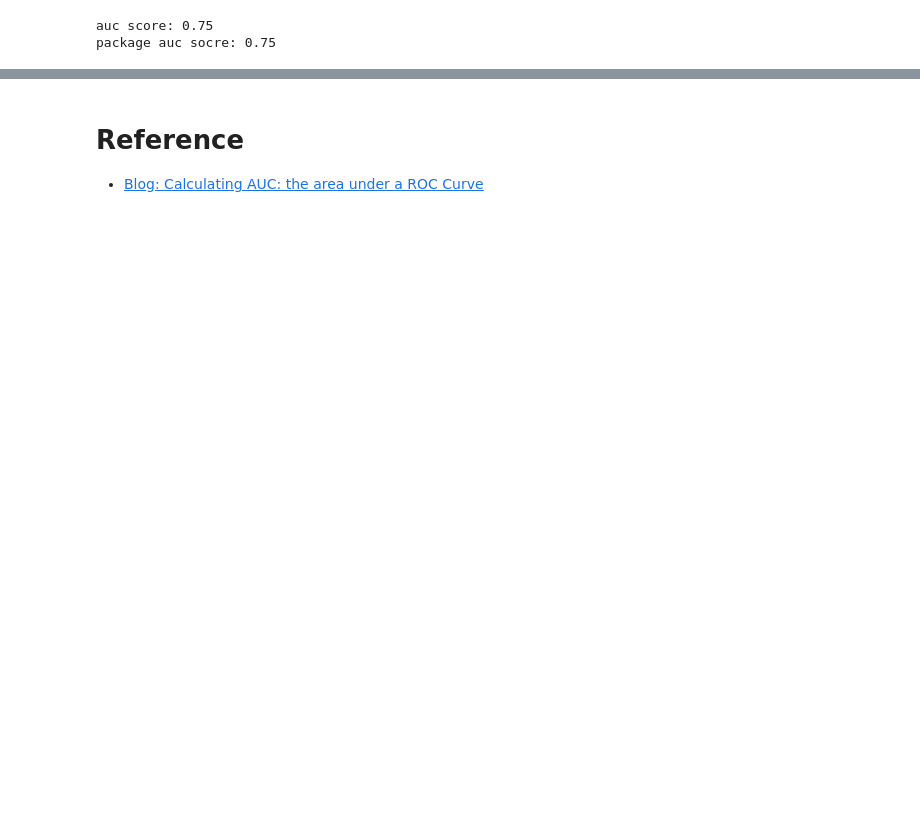
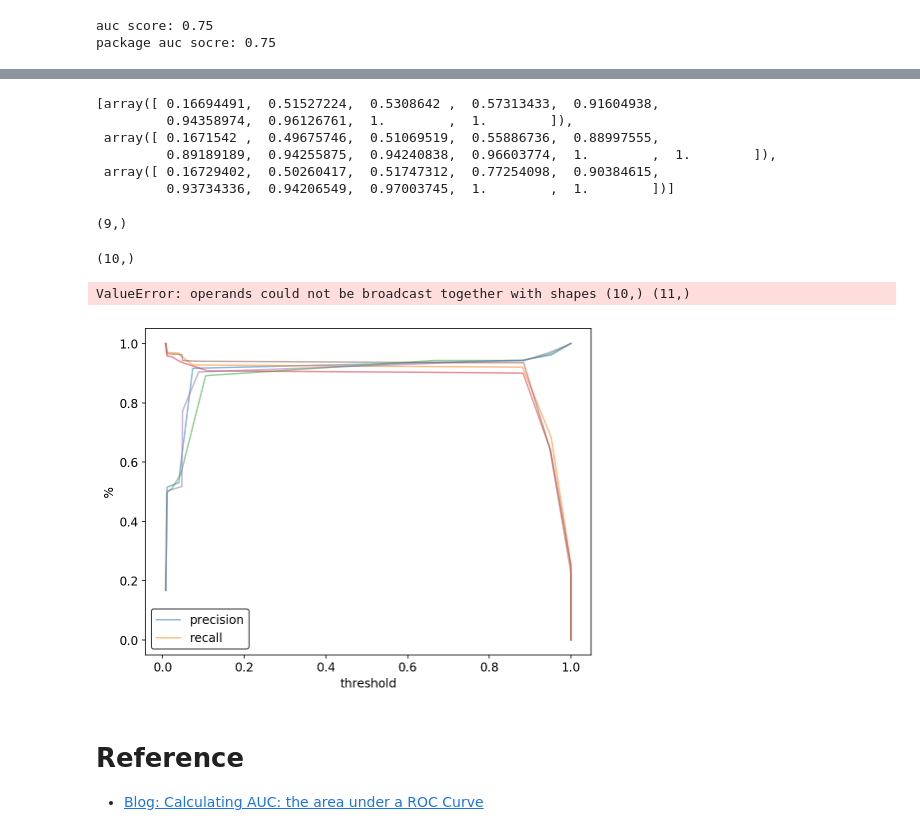
Before and after one commit to ethen8181/programming, a Jupyter notebook: stacking/auc.ipynb, the cells around one changed output, grey strips where cells are left out. Saved outputs shown, nothing was run; the diff lists cells and outputs as text; code cells hidden in the pictures; blank space fills up the shorter version.

```diff
--- a/stacking/auc.ipynb
+++ b/stacking/auc.ipynb
@@ -192,6 +229,6 @@ array([[ 0.24997745,  0.61402599,  0.16885833, ...,  0.72182646,
        [ 0.45751372,  0.25814053, -0.68883478, ..., -0.22007024,
          1.        ,  0.        ]])
 # %%
-tree = DecisionTreeClassifier()
+tree = DecisionTreeClassifier(max_depth = 4)
 tree.fit(X_train, y_train)
 # %% [output]
@@ -465,3 +526,67 @@ In real world application, the cost that comes along with making these two mista
+# %%
+from sklearn.metrics import precision_recall_curve
+
+test_size = 0.2
+random_states = 1234, 123, 123456
+num_cols = ['S', 'LPE', 'NP', 'ANH', 'TIC']
+cat_cols = ['Newborn']
+
+plot_data = []
+for random_state in random_states:
+    data_train, data_test, y_train, y_test = train_test_split(
+        data, label, test_size = test_size, random_state = random_state, stratify = label)
+
+    preprocess = Preprocess(num_cols, cat_cols)
+    X_train = preprocess.fit_transform(data_train)
+    X_test = preprocess.transform(data_test)
+
+    tree = DecisionTreeClassifier(max_depth = 4)
+    tree.fit(X_train, y_train)
+
+    tree_test_pred = tree.predict_proba(X_test)[:, 1]
+    precision, recall, thresholds = precision_recall_curve(
+        y_test, tree_test_pred, pos_label = 1)
+
+    thresholds = np.append(thresholds, 1)
+
+    info = {'precision': precision, 'recall': recall, 'thresholds': thresholds}
+    plot_data.append(info)
+# %%
+precisions = [p['precision'] for p in plot_data]
+precisions
+# %% [output]
+[array([ 0.16694491,  0.51527224,  0.5308642 ,  0.57313433,  0.91604938,
+         0.94358974,  0.96126761,  1.        ,  1.        ]),
+ array([ 0.1671542 ,  0.49675746,  0.51069519,  0.55886736,  0.88997555,
+         0.89189189,  0.94255875,  0.94240838,  0.96603774,  1.        ,  1.        ]),
+ array([ 0.16729402,  0.50260417,  0.51747312,  0.77254098,  0.90384615,
+         0.93734336,  0.94206549,  0.97003745,  1.        ,  1.        ])]
+# %%
+precisions[0].shape
+# %% [output]
+(9,)
+# %%
+precisions[2].shape
+# %% [output]
+(10,)
+# %%
+quantiles = [0.1, 0.5, 0.9]
+np.percentile(precisions, quantiles, axis = 0)
+# %% [output]
+ValueError: operands could not be broadcast together with shapes (10,) (11,)
+# %%
+alpha = 0.5
+for p in plot_data:
+    plt.plot(p['thresholds'], p['precision'], alpha = alpha)
+    plt.plot(p['thresholds'], p['recall'], alpha = alpha)
+
+legend = plt.legend(('precision', 'recall'), frameon = True)
+legend.get_frame().set_edgecolor('k')
+plt.xlabel('threshold')
+plt.ylabel('%')
+plt.show()
+# %% [output]
+[figure, added]
 # %% [markdown]
 # Reference
 
```
Also changed, not shown: parts of 31 cells of this notebook, 1 other file.
